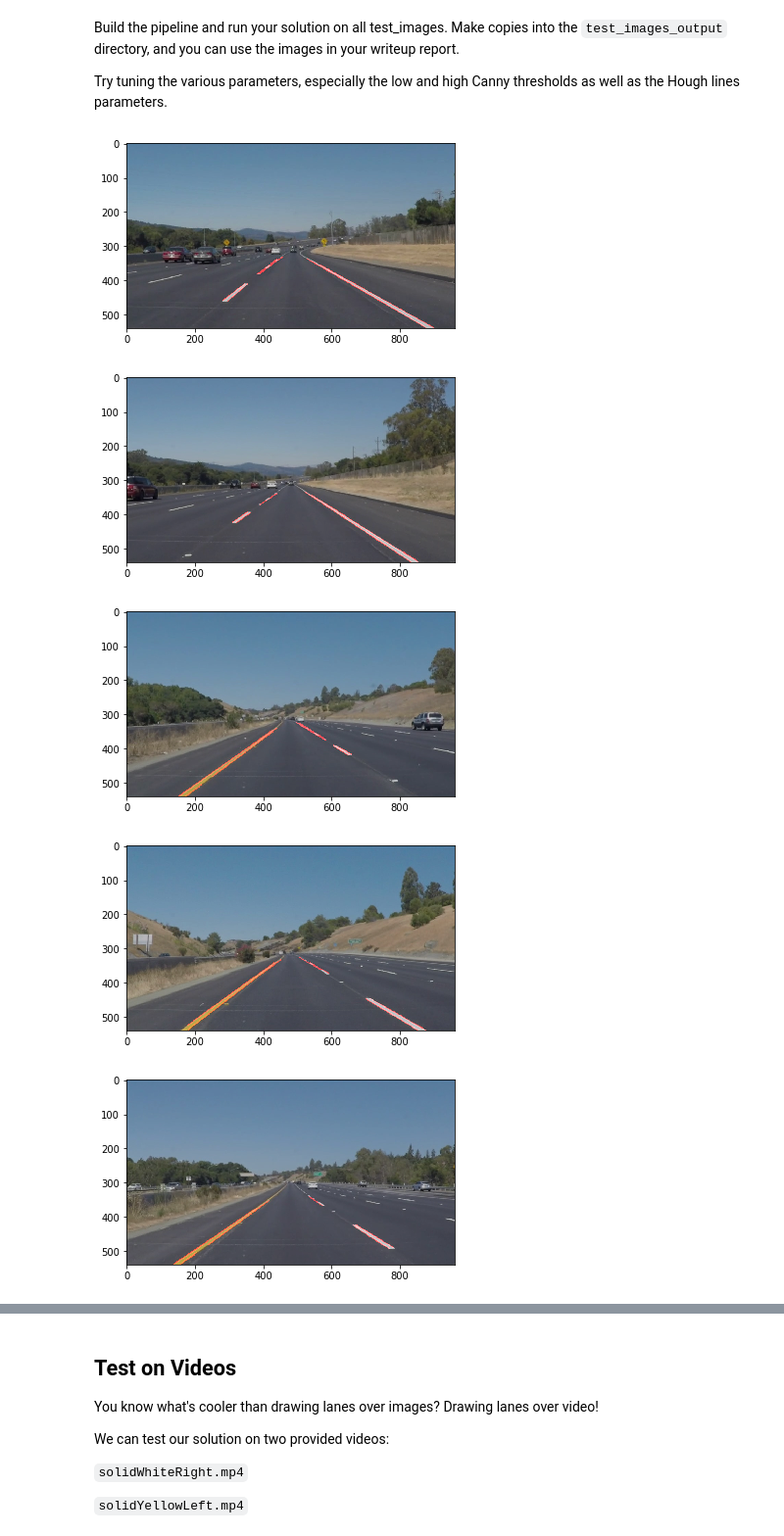
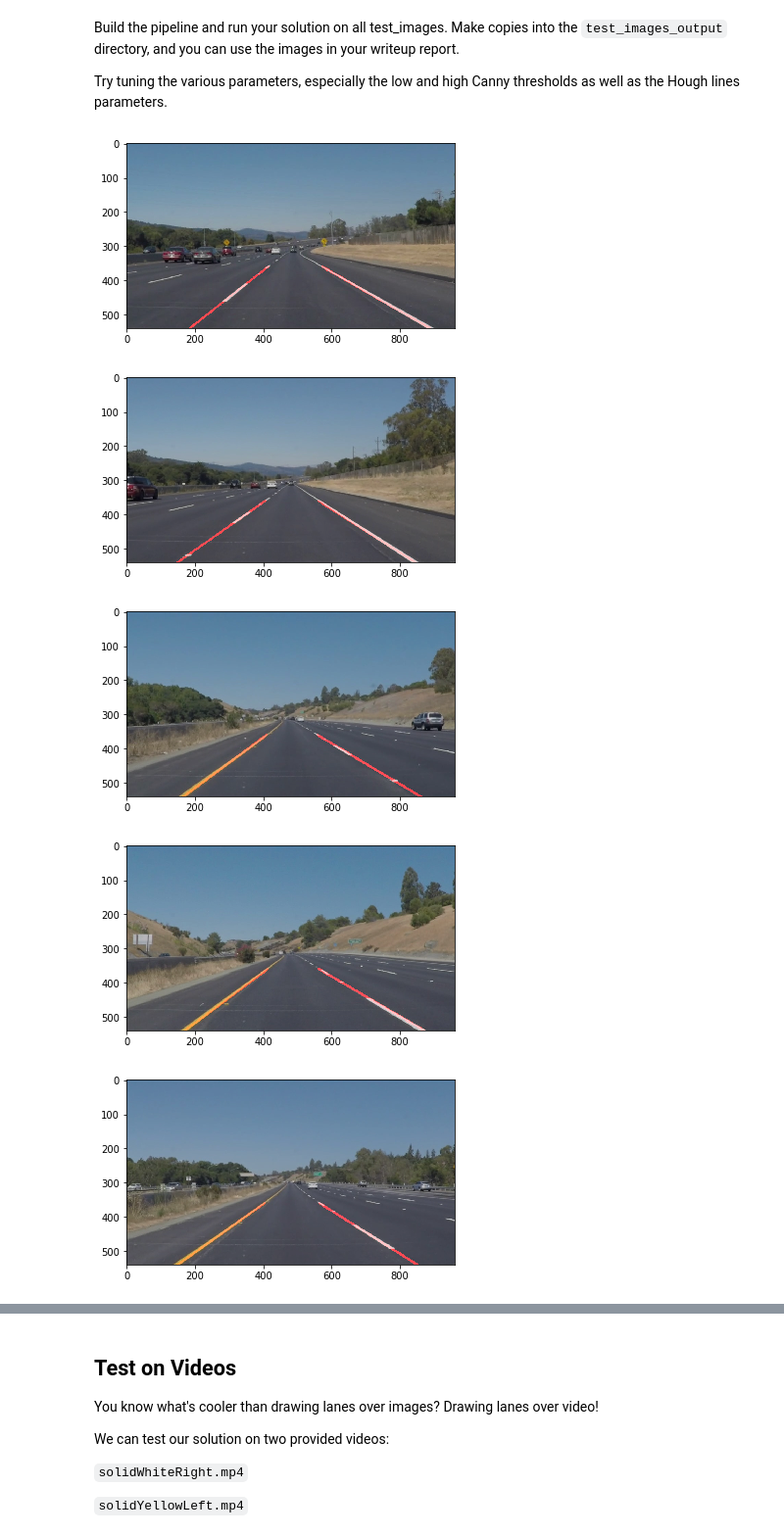
Before and after one commit to MarilynFranklin/detect-lanelines, a Jupyter notebook: P1.ipynb, the cells around one changed output, grey strips where cells are left out. Shown: that part at 98% size. Cells and saved outputs as stored; diff of their text form; code cells hidden in the pictures.

```diff
--- a/P1.ipynb
+++ b/P1.ipynb
@@ -124,7 +124,7 @@ def region_of_interest(img, vertices):
     return masked_image
 
 
-def draw_lines(img, lines, color=[255, 0, 0], thickness=2):
+def draw_lines(img, lines, color=[255, 0, 0], thickness=5):
     """
     NOTE: this is the function you might want to use as a starting point once you want to
     average/extrapolate the line segments you detect to map out the full
@@ -141,9 +141,44 @@ def draw_lines(img, lines, color=[255, 0, 0], thickness=2):
     If you want to make the lines semi-transparent, think about combining
     this function with the weighted_img() function below
     """
+    x_right = []
+    y_right = []
+    x_left = []
+    y_left = []
     for line in lines:
         for x1,y1,x2,y2 in line:
-            cv2.line(img, (x1, y1), (x2, y2), color, thickness)
+            slope = ((y2-y1)/(x2-x1))
+            if x1 <= 500 and x2 <= 500:
+                x_left.extend((x1, x2))
+                y_left.extend((y1, y2))
+            else:
+                x_right.extend((x1, x2))
+                y_right.extend((y1, y2))
+
+
+    left_fit = np.polyfit(x_left, y_left,1)
+    right_fit = np.polyfit(x_right, y_right,1)
+
+    minright_y = minleft_y = 360
+    maxleft_y  = maxright_y = 720
+
+    # Left Line
+    m_left = left_fit[0]
+    b_left = left_fit[1]
+
+    minleft_x = int((minleft_y - b_left)/m_left)
+    maxleft_x = int((maxleft_y - b_left)/m_left)
+
+    cv2.line(img, (minleft_x, minleft_y), (maxleft_x, maxleft_y), color,thickness)
+
+    # Right Line
+    m_right = right_fit[0]
+    b_right = right_fit[1]
+
+    minright_x = int((minright_y - b_right)/m_right)
+    maxright_x = int((maxright_y - b_right)/m_right)
+
+    cv2.line(img, (minright_x, minright_y), (maxright_x, maxright_y), color,thickness)
 
 def hough_lines(img, rho, theta, threshold, min_line_len, max_line_gap):
     """
@@ -199,36 +234,36 @@ Try tuning the various parameters, especially the low and high Canny thresholds
 test_images = os.listdir("test_images/")
 
 def find_lane(image):
     gray = grayscale(image)
 
     blur_gray = gaussian_blur(gray, 5)
 
     edges = canny(blur_gray, 50, 150)
 
     imshape = image.shape
     vertices = np.array([[(0,imshape[0]),(480, 320), (490, 320), (imshape[1],imshape[0])]], dtype=np.int32)
     rho = 2           # distance resolution in pixels of the Hough grid
     theta = np.pi/180 # angular resolution in radians of the Hough grid
     threshold = 15    # minimum number of votes (intersections in Hough grid cell)
-    min_line_len = 40 # minimum number of pixels making up a line
+    min_line_len = 20 # minimum number of pixels making up a line
     max_line_gap = 20 # maximum gap in pixels between connectable line segments
 
     masked_edges = region_of_interest(edges, vertices)
     with_lines = hough_lines(masked_edges, rho, theta, threshold, min_line_len, max_line_gap)
     image_with_lanes = weighted_img(with_lines, image)
 
 
     # image_with_lanes = blur_gray
     return image_with_lanes
 
 for test_image in test_images:
     name = "test_images/{test_image!s}".format(**locals())
     image = find_lane(mpimg.imread(name))
     plt.figure()
     plt.imshow(image)
 # %% [output]
-[figure, old version]
+[figure, new version]
-[figure, old version]
+[figure, new version]
-[figure, old version]
+[figure, new version]
-[figure, old version]
+[figure, new version]
-[figure, old version]
+[figure, new version]
```
Also changed, not shown: parts of 1 cell of this notebook.
